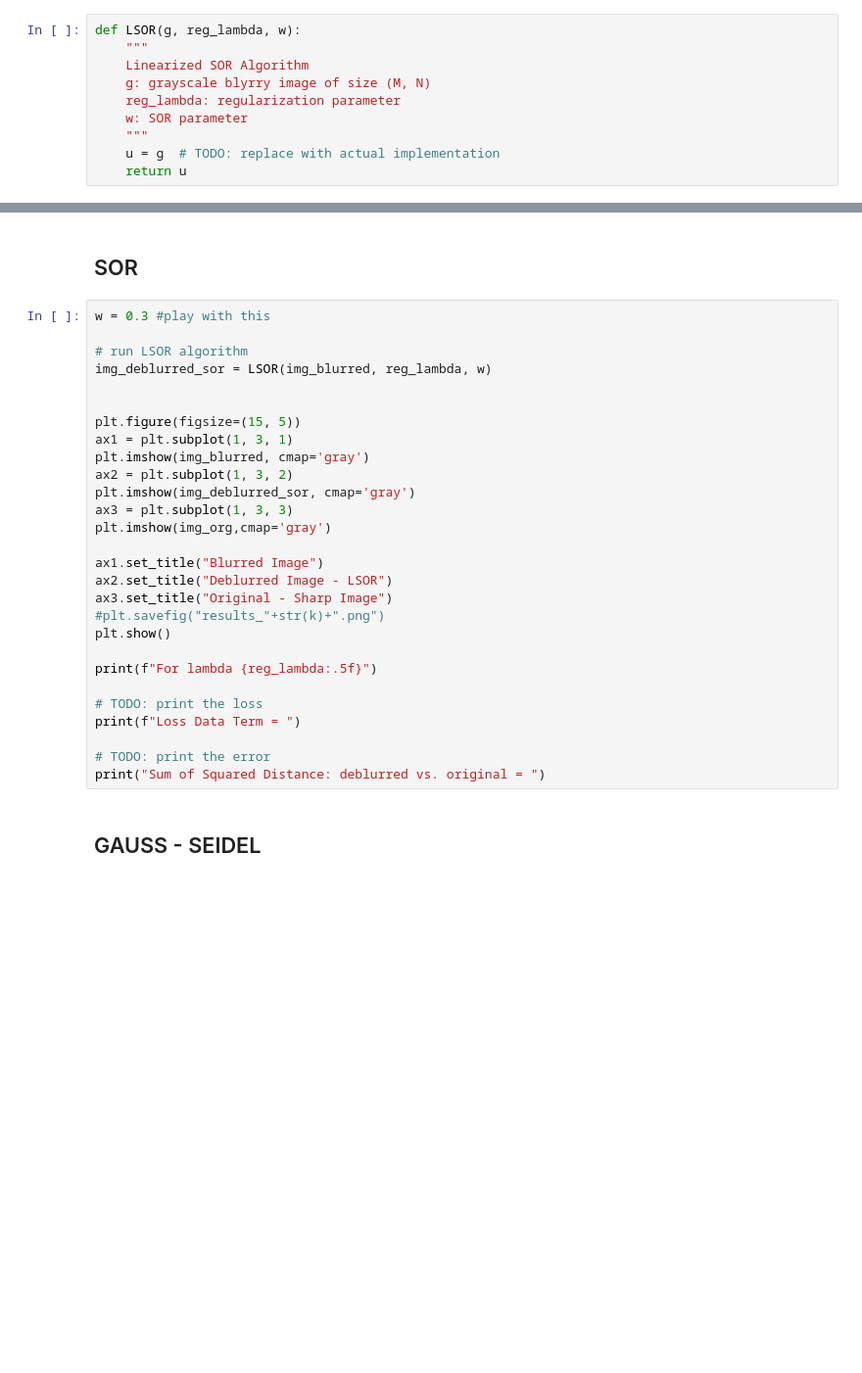
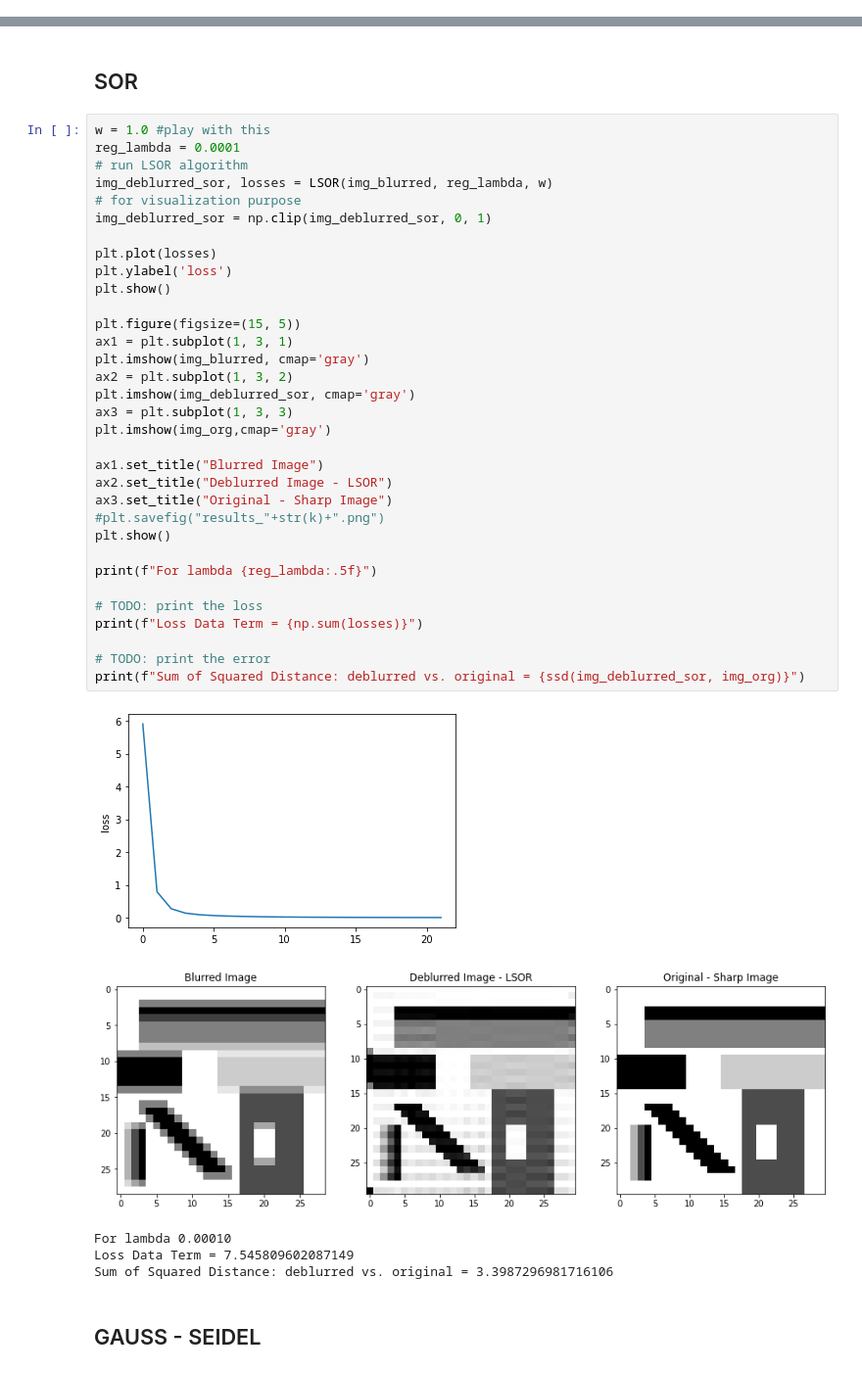
Before and after one commit to nalet/bme.Computer-Vision, a Jupyter notebook: assignment1/assignment1_nalet.meinen.ipynb, the cells around one changed output, grey strips where cells are left out. Shown at 98% size. Cells and saved outputs as stored; diff of their text form; blank space fills up the shorter version.

```diff
--- a/assignment1/assignment1_nalet.meinen.ipynb
+++ b/assignment1/assignment1_nalet.meinen.ipynb
@@ -91,10 +84,0 @@ def LGS(g, reg_lambda):
-# %%
-def LSOR(g, reg_lambda, w):
-    """
-    Linearized SOR Algorithm
-    g: grayscale blyrry image of size (M, N)
-    reg_lambda: regularization parameter
-    w: SOR parameter
-    """
-    u = g  # TODO: replace with actual implementation
-    return u
@@ -154,33 +412,44 @@ print("Sum of Squared Distance: deblurred vs. original = ")
 # %% [markdown]
 ## SOR
 # %%
-w = 0.3 #play with this
+w = 1.0 #play with this
+reg_lambda = 0.0001
+# run LSOR algorithm
+img_deblurred_sor, losses = LSOR(img_blurred, reg_lambda, w)
+# for visualization purpose
+img_deblurred_sor = np.clip(img_deblurred_sor, 0, 1)
 
-# run LSOR algorithm
-img_deblurred_sor = LSOR(img_blurred, reg_lambda, w)
-
+plt.plot(losses)
+plt.ylabel('loss')
+plt.show()
 
 plt.figure(figsize=(15, 5))
 ax1 = plt.subplot(1, 3, 1)
 plt.imshow(img_blurred, cmap='gray')
 ax2 = plt.subplot(1, 3, 2)
 plt.imshow(img_deblurred_sor, cmap='gray')
 ax3 = plt.subplot(1, 3, 3)
 plt.imshow(img_org,cmap='gray')
 
 ax1.set_title("Blurred Image")
 ax2.set_title("Deblurred Image - LSOR")
 ax3.set_title("Original - Sharp Image")
 #plt.savefig("results_"+str(k)+".png")
 plt.show()
 
 print(f"For lambda {reg_lambda:.5f}")
 
 # TODO: print the loss
-print(f"Loss Data Term = ")
+print(f"Loss Data Term = {np.sum(losses)}")
 
 # TODO: print the error
-print("Sum of Squared Distance: deblurred vs. original = ")
+print(f"Sum of Squared Distance: deblurred vs. original = {ssd(img_deblurred_sor, img_org)}")
+# %% [output]
+[figure, added]
+[figure, added]
+For lambda 0.00010
+Loss Data Term = 7.545809602087149
+Sum of Squared Distance: deblurred vs. original = 3.3987296981716106
 # %% [markdown]
 ## GAUSS - SEIDEL
 # %%
```
Also changed, not shown: parts of 16 cells of this notebook, 2 other files.
